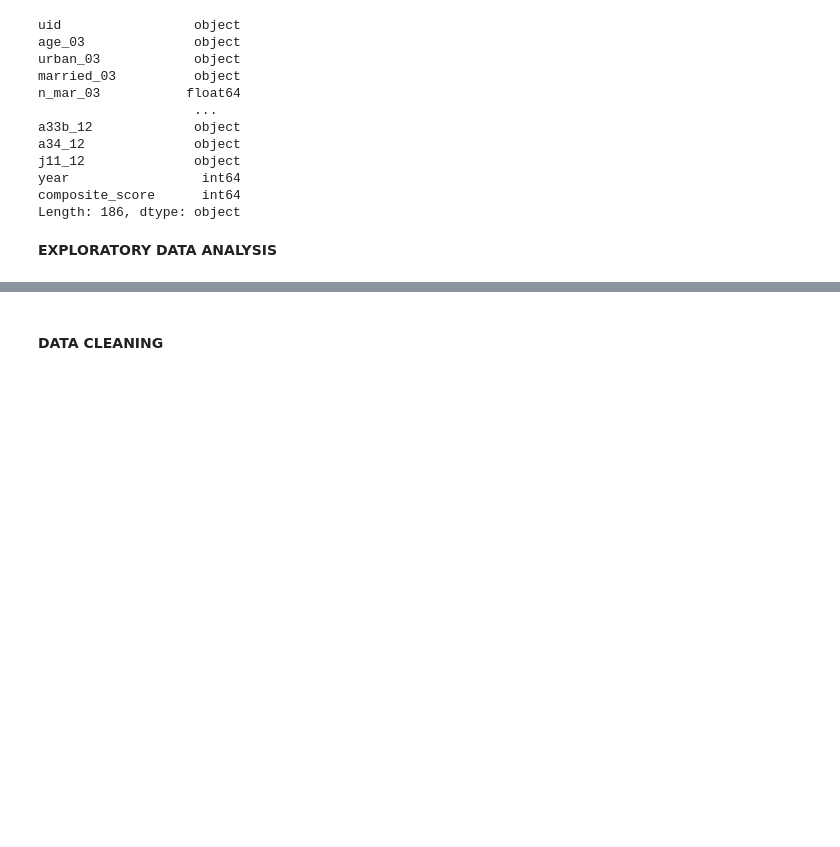
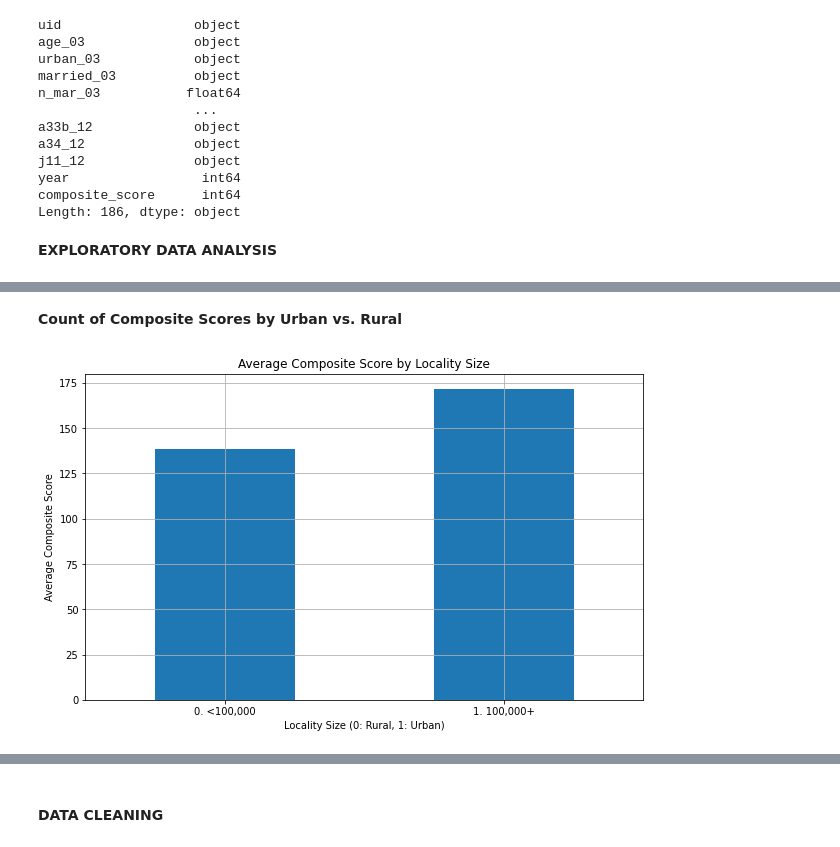
Before and after one commit to geomwangi007/Early-Detection-of-Alzheimer-s-Disease-and-Related-Dementias-Using-Social-Determinants-of-Health, a Jupyter notebook: IPNYBS/Mercy.ipynb, the cells around one changed output, grey strips where cells are left out. Drawn from its saved outputs; the diff is of its cells as text; code cells hidden in the pictures; blank space fills up the shorter version.

```diff
--- a/IPNYBS/Mercy.ipynb
+++ b/IPNYBS/Mercy.ipynb
@@ -189,0 +324,14 @@ for col in cat_cols:
+# %% [markdown]
+**Count of Composite Scores by Urban vs. Rural**
+# %%
+# Bar plot for average composite score by locality size
+plt.figure(figsize=(10, 6))
+df.groupby('urban_12')['composite_score'].mean().plot(kind='bar')
+plt.title('Average Composite Score by Locality Size')
+plt.xlabel('Locality Size (0: Rural, 1: Urban)')
+plt.ylabel('Average Composite Score')
+plt.xticks(rotation=0)
+plt.grid()
+plt.show()
+# %% [output]
+[figure, added]
```
Also changed, not shown: parts of 27 cells of this notebook.
